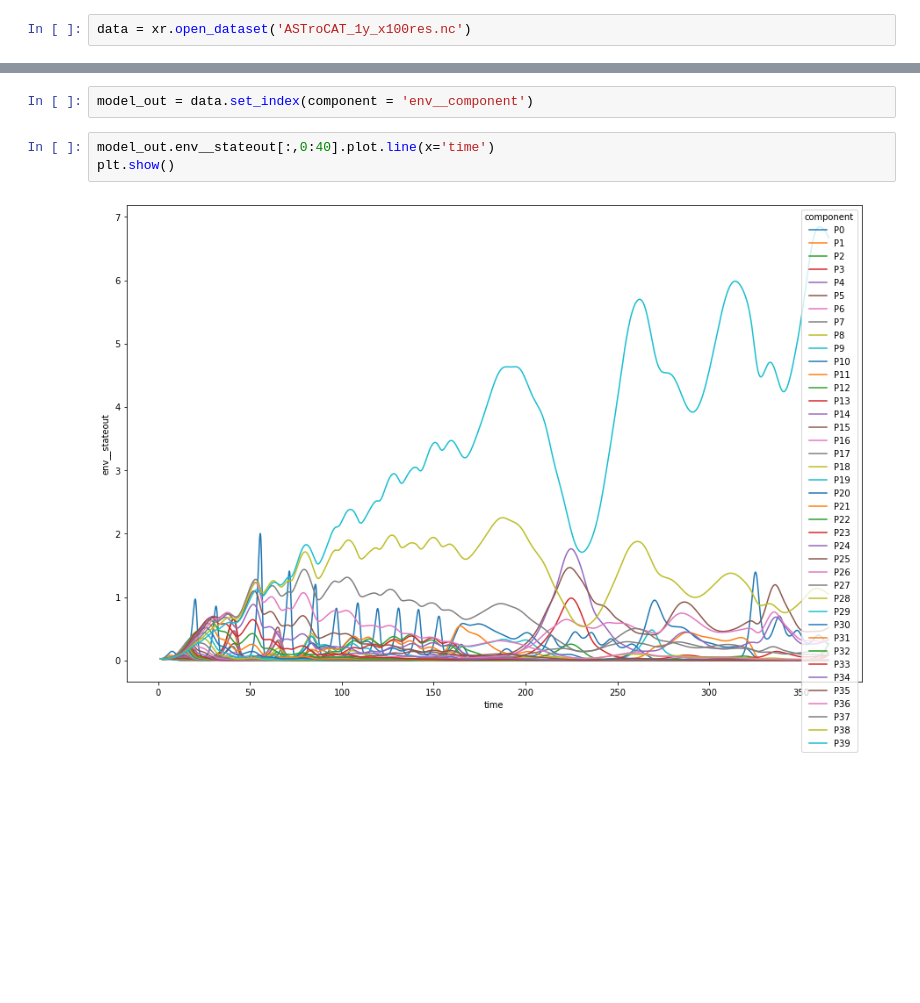
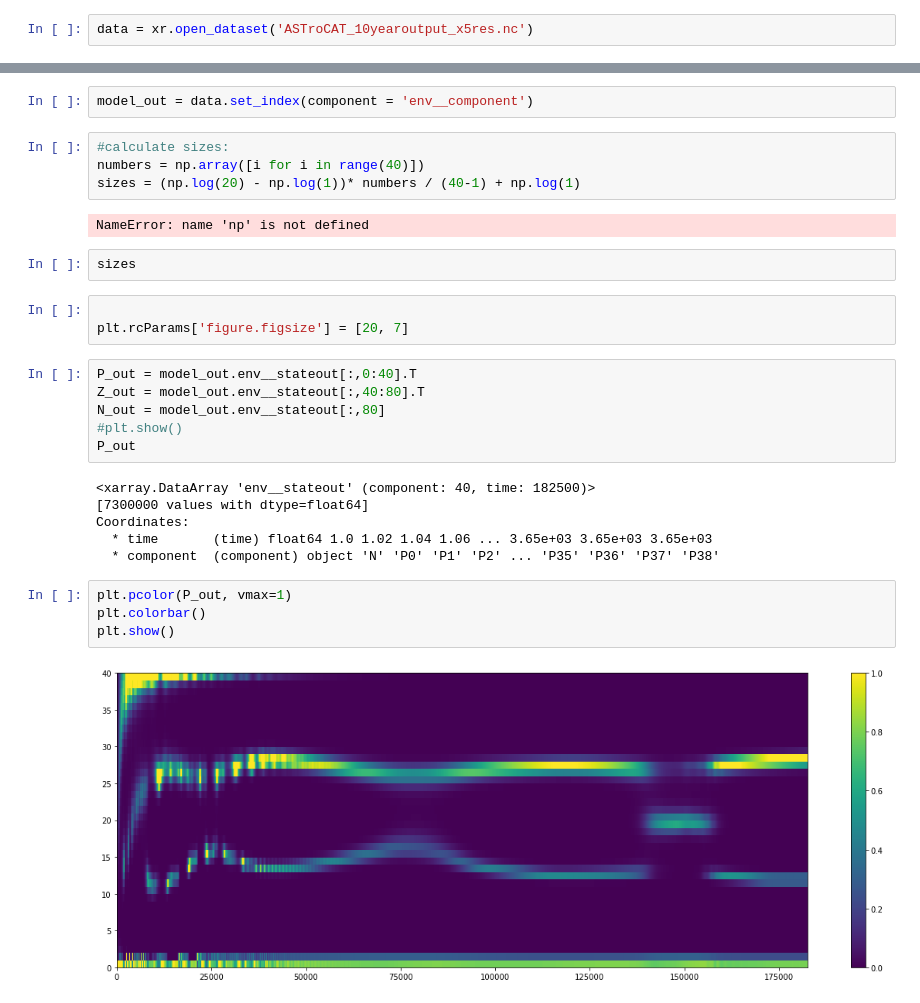
Before and after one commit to ben1post/kaweahcode, a Jupyter notebook: xarray-simlab-experiments/ASTroCAT_plot_01.ipynb, the cells around one changed output, grey strips where cells are left out. Cells and saved outputs as stored; diff of their text form; blank space fills up the shorter version.

```diff
--- a/xarray-simlab-experiments/ASTroCAT_plot_01.ipynb
+++ b/xarray-simlab-experiments/ASTroCAT_plot_01.ipynb
@@ -6,7 +6,7 @@ plt.rcParams['figure.figsize'] = [15, 10]
 # %%
 # 1.plot: contour plot y=size, x=time, col=concentration
 # %%
-data = xr.open_dataset('ASTroCAT_1y_x100res.nc')
+data = xr.open_dataset('ASTroCAT_10yearoutput_x5res.nc')
 # %%
 data
 # %% [output]
@@ -29,8 +29,32 @@ Data variables:
     env__component      (component) object ...
 # %%
 model_out = data.set_index(component = 'env__component')
-# %%
-model_out.env__stateout[:,0:40].plot.line(x='time')
-plt.show()
-# %% [output]
-[figure, removed]
+# %%
+#calculate sizes:
+numbers = np.array([i for i in range(40)])
+sizes = (np.log(20) - np.log(1))* numbers / (40-1) + np.log(1)
+# %% [output]
+NameError: name 'np' is not defined
+# %%
+sizes
+# %%
+
+plt.rcParams['figure.figsize'] = [20, 7]
+# %%
+P_out = model_out.env__stateout[:,0:40].T
+Z_out = model_out.env__stateout[:,40:80].T
+N_out = model_out.env__stateout[:,80]
+#plt.show()
+P_out
+# %% [output]
+<xarray.DataArray 'env__stateout' (component: 40, time: 182500)>
+[7300000 values with dtype=float64]
+Coordinates:
+  * time       (time) float64 1.0 1.02 1.04 1.06 ... 3.65e+03 3.65e+03 3.65e+03
+  * component  (component) object 'N' 'P0' 'P1' 'P2' ... 'P35' 'P36' 'P37' 'P38'
+# %%
+plt.pcolor(P_out, vmax=1)
+plt.colorbar()
+plt.show()
+# %% [output]
+[figure, added]
```
Also changed, not shown: parts of 3 cells of this notebook, 2 other files.
